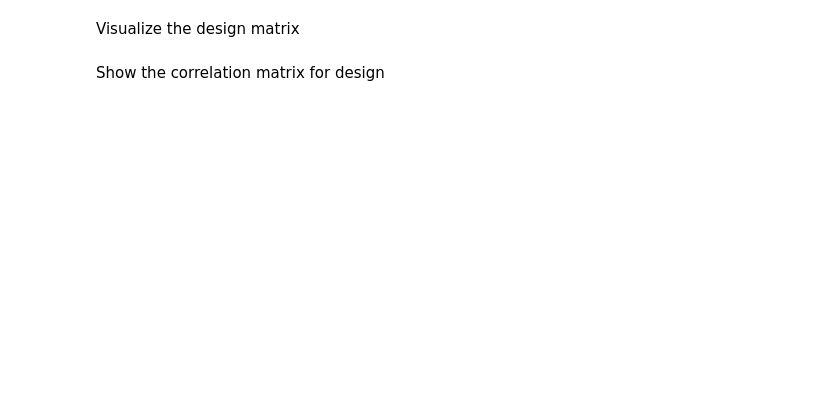
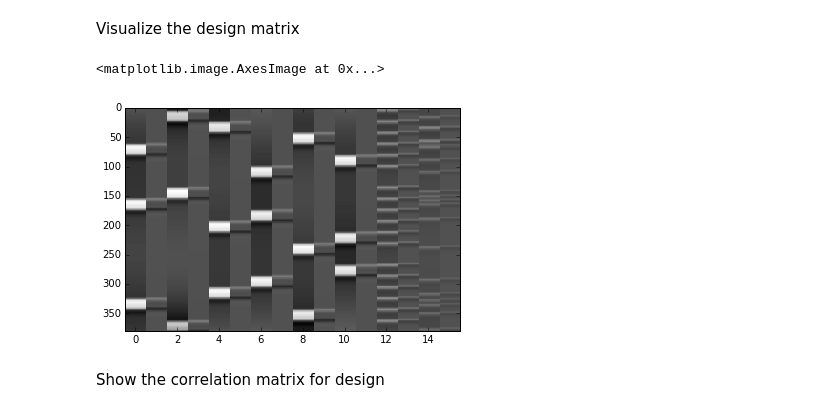
Before and after one commit to poldrack/fmri-analysis-vm, a Jupyter notebook: analysis/firstlevel/First level modeling.ipynb, the cells around one changed output. Saved outputs shown, nothing was run; the diff lists cells and outputs as text; code cells hidden in the pictures; blank space fills up the shorter version.

Commit message:
work on first level.. film_gls memory issues still unsolved

```diff
--- a/analysis/firstlevel/First level modeling.ipynb
+++ b/analysis/firstlevel/First level modeling.ipynb
@@ -24,10 +33,13 @@ print 'Using data from',datadir
 # %% [markdown]
 Load the scan and model info, and generate the event files for FSL from the information in model.json
 # %%
-subject='ses014'
+subject='sub00001'
+session='ses014'
 # note - we have to use the anatomy from a different session'
-subdir=os.path.join(datadir,subject)
+subdir=os.path.join(datadir,'ds031', subject, session)
 tasknum=2 # n-back
+
+preprocessed_epi = os.path.join(results_dir, "preprocessed_epi_native_space.nii.gz")
 
 scaninfo=json.load(open(os.path.join(subdir,
         'functional/sub00001_ses014_task002_run001_bold.json')))
@@ -74,21 +107,24 @@ s.run()
 # %% [markdown]
 Generate the fsf and ev files using Level1Design
 # %%
-contrasts=[['faces>Baseline','T', ['faces-1back','faces-2back'],[0.5,0.5]],
-           ['scenes>Baseline','T', ['scenes-1back','scenes-2back'],[0.5,0.5]],
-           ['chars>Baseline','T', ['chars-1back','chars-2back'],[0.5,0.5]],
+contrasts=[['faces>Baseline','T',
+            ['faces-1back','faces-2back'],[0.5,0.5]],
+           ['scenes>Baseline','T',
+            ['scenes-1back','scenes-2back'],[0.5,0.5]],
+           ['chars>Baseline','T',
+            ['chars-1back','chars-2back'],[0.5,0.5]],
            ['2back>1back','T',
             ['faces-1back','faces-2back','scenes-1back','scenes-2back','chars-1back','chars-2back'],[-1,1,-1,1,-1,1,-1,1]],
-          ['response>Baseline','T',['responses'],[1]],
-          ['instructions>Baseline','T',['instructions'],[1]]]
+          ['response>Baseline','T',
+           ['responses'],[1]],
+          ['instructions>Baseline','T',
+           ['instructions'],[1]]]
 
-level1design = fsl.model.Level1Design()
-level1design.inputs.interscan_interval = tr
-level1design.inputs.bases = {'dgamma':{'derivs': True}}
-level1design.inputs.session_info = s._sessinfo
-level1design.inputs.model_serial_correlations=True
-level1design.inputs.contrasts=contrasts
-level1info=level1design.run()
+level1design = mem.cache(fsl.model.Level1Design)
+level1design_results = level1design(interscan_interval = tr,
+                                    bases = {'dgamma':{'derivs': True}},
+                                    session_info = specify_model_results.outputs.session_info,
+                                    model_serial_correlations=True,
+                                    contrasts=contrasts)
 
-fsf_file=os.path.join(modeldir,'run0.fsf')
-event_files=glob.glob(os.path.join(modeldir,'ev*txt'))
+level1design_results.outputs
@@ -101,0 +137,5 @@ modelgen.run()
+# %%
+modelgen = mem.cache(fsl.model.FEATModel)
+modelgen_results = modelgen(fsf_file=level1design_results.outputs.fsf_files,
+                            ev_files=level1design_results.outputs.ev_files)
+modelgen_results.outputs
@@ -102,8 +150,11 @@ modelgen.run()
 # %% [markdown]
 Visualize the design matrix
 # %%
-desmtx=numpy.loadtxt(fsf_file.replace(".fsf",".mat"),skiprows=5)
+desmtx=numpy.loadtxt(modelgen_results.outputs.design_file,skiprows=5)
 plt.imshow(desmtx,aspect='auto',interpolation='nearest',cmap='gray')
+# %% [output]
+<matplotlib.image.AxesImage at 0x...>
+[figure, added]
 # %% [markdown]
 Show the correlation matrix for design
 # %%
```
Also changed, not shown: parts of 11 cells of this notebook, 1 other file.
